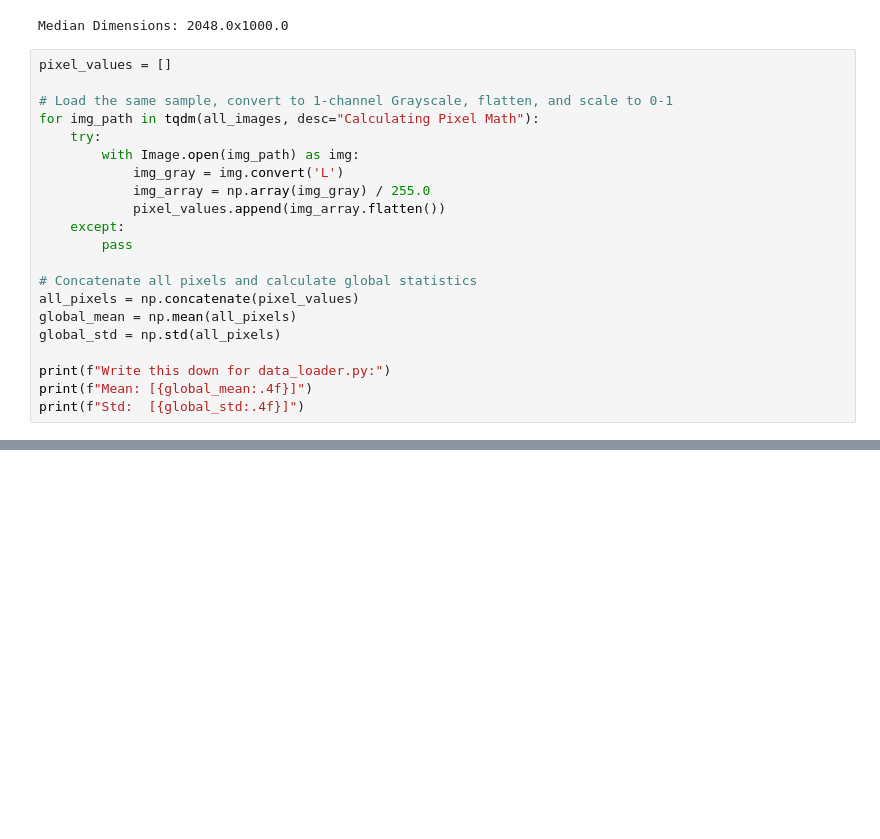
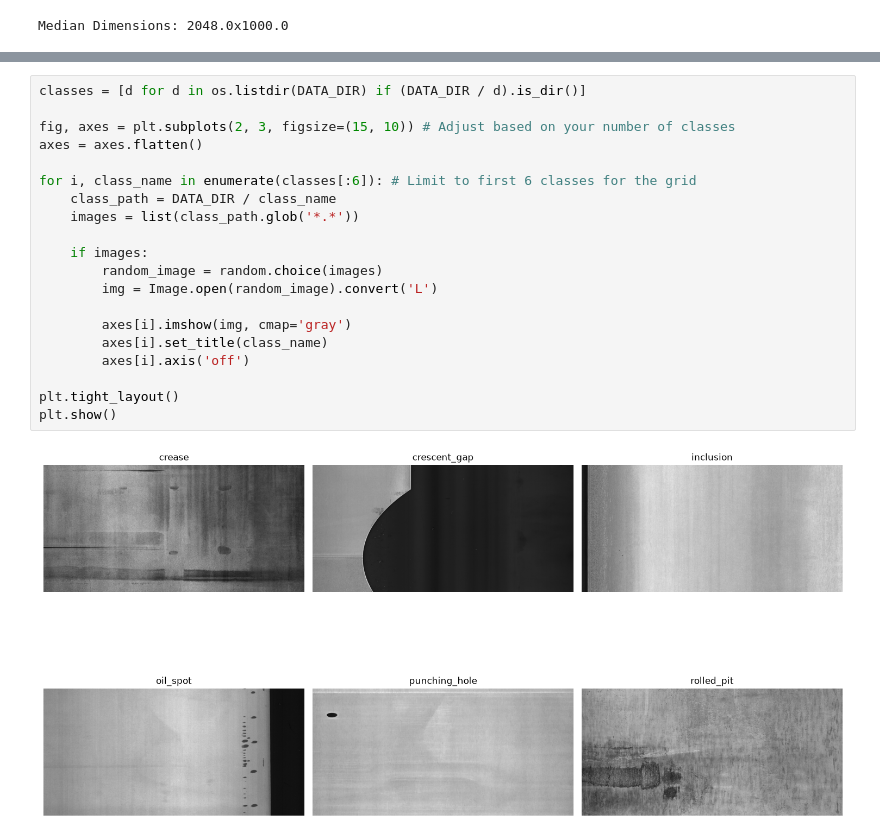
Before and after one commit to pruthvi-chavda/metal-surface-defect-classifier-pytorch, a Jupyter notebook: notebooks/01_eda.ipynb, the cells around one changed output, grey strips where cells are left out. Saved outputs shown, nothing was run; the diff lists cells and outputs as text; blank space fills up the shorter version.

```diff
--- a/notebooks/01_eda.ipynb
+++ b/notebooks/01_eda.ipynb
@@ -76,24 +76,3 @@ print(f"Median Dimensions: {np.median(widths)}x{np.median(heights)}")
 # %% [output]
 [figure]
 Median Dimensions: 2048.0x1000.0
-# %%
-pixel_values = []
-
-# Load the same sample, convert to 1-channel Grayscale, flatten, and scale to 0-1
-for img_path in tqdm(all_images, desc="Calculating Pixel Math"):
-    try:
-        with Image.open(img_path) as img:
-            img_gray = img.convert('L')
-            img_array = np.array(img_gray) / 255.0
-            pixel_values.append(img_array.flatten())
-    except:
-        pass
-
-# Concatenate all pixels and calculate global statistics
-all_pixels = np.concatenate(pixel_values)
-global_mean = np.mean(all_pixels)
-global_std = np.std(all_pixels)
-
-print(f"Write this down for data_loader.py:")
-print(f"Mean: [{global_mean:.4f}]")
-print(f"Std:  [{global_std:.4f}]")
@@ -101,0 +113,22 @@ MemoryError: Unable to allocate 22.9 GiB for an array with shape (3078144000,) a
+# %%
+classes = [d for d in os.listdir(DATA_DIR) if (DATA_DIR / d).is_dir()]
+
+fig, axes = plt.subplots(2, 3, figsize=(15, 10)) # Adjust based on your number of classes
+axes = axes.flatten()
+
+for i, class_name in enumerate(classes[:6]): # Limit to first 6 classes for the grid
+    class_path = DATA_DIR / class_name
+    images = list(class_path.glob('*.*'))
+
+    if images:
+        random_image = random.choice(images)
+        img = Image.open(random_image).convert('L')
+
+        axes[i].imshow(img, cmap='gray')
+        axes[i].set_title(class_name)
+        axes[i].axis('off')
+
+plt.tight_layout()
+plt.show()
+# %% [output]
+[figure, added]
```
Also changed, not shown: parts of 2 cells of this notebook.
